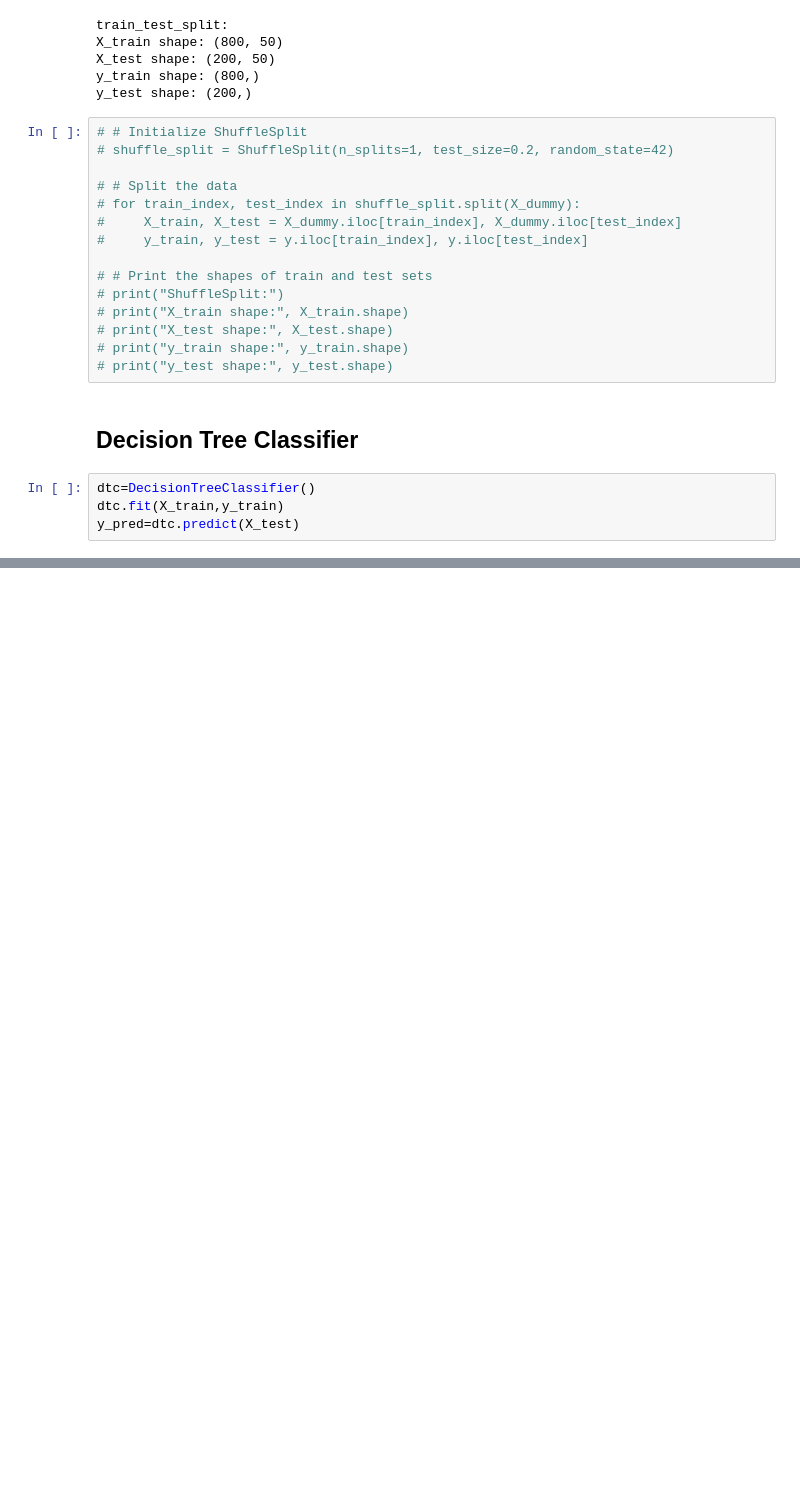
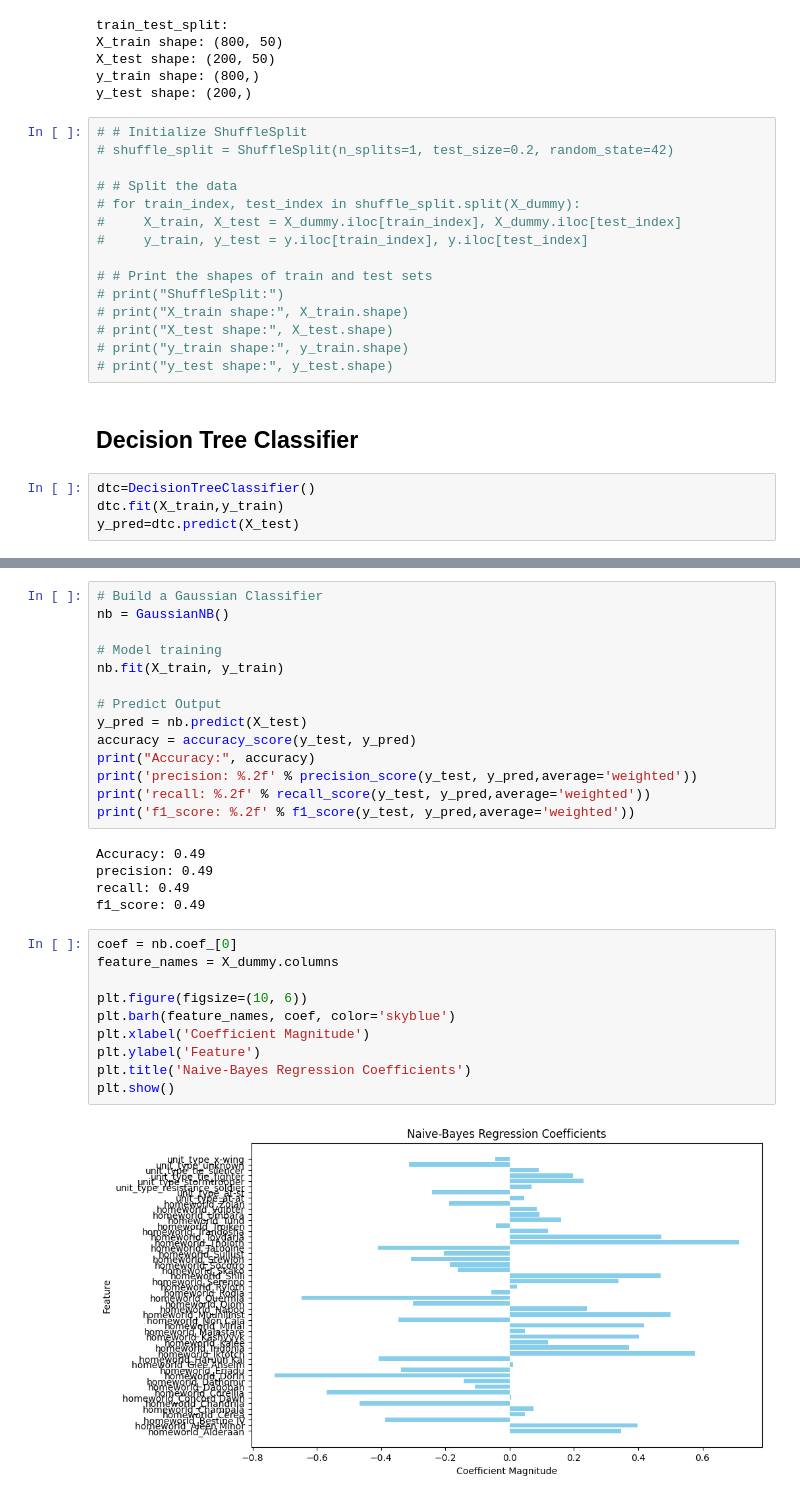
Before and after one commit to eoneill0211/star-wars-3, a Jupyter notebook: Models.ipynb, the cells around one changed output, grey strips where cells are left out. Cells and saved outputs as stored; diff of their text form; blank space fills up the shorter version.

```diff
--- a/Models.ipynb
+++ b/Models.ipynb
@@ -99,0 +206,31 @@ plt.show()
+# %%
+# Build a Gaussian Classifier
+nb = GaussianNB()
+
+# Model training
+nb.fit(X_train, y_train)
+
+# Predict Output
+y_pred = nb.predict(X_test)
+accuracy = accuracy_score(y_test, y_pred)
+print("Accuracy:", accuracy)
+print('precision: %.2f' % precision_score(y_test, y_pred,average='weighted'))
+print('recall: %.2f' % recall_score(y_test, y_pred,average='weighted'))
+print('f1_score: %.2f' % f1_score(y_test, y_pred,average='weighted'))
+# %% [output]
+Accuracy: 0.49
+precision: 0.49
+recall: 0.49
+f1_score: 0.49
+# %%
+coef = nb.coef_[0]
+feature_names = X_dummy.columns
+
+plt.figure(figsize=(10, 6))
+plt.barh(feature_names, coef, color='skyblue')
+plt.xlabel('Coefficient Magnitude')
+plt.ylabel('Feature')
+plt.title('Naive-Bayes Regression Coefficients')
+plt.show()
+# %% [output]
+[figure, added]
```
Also changed, not shown: parts of 16 cells of this notebook, 4 other files.
